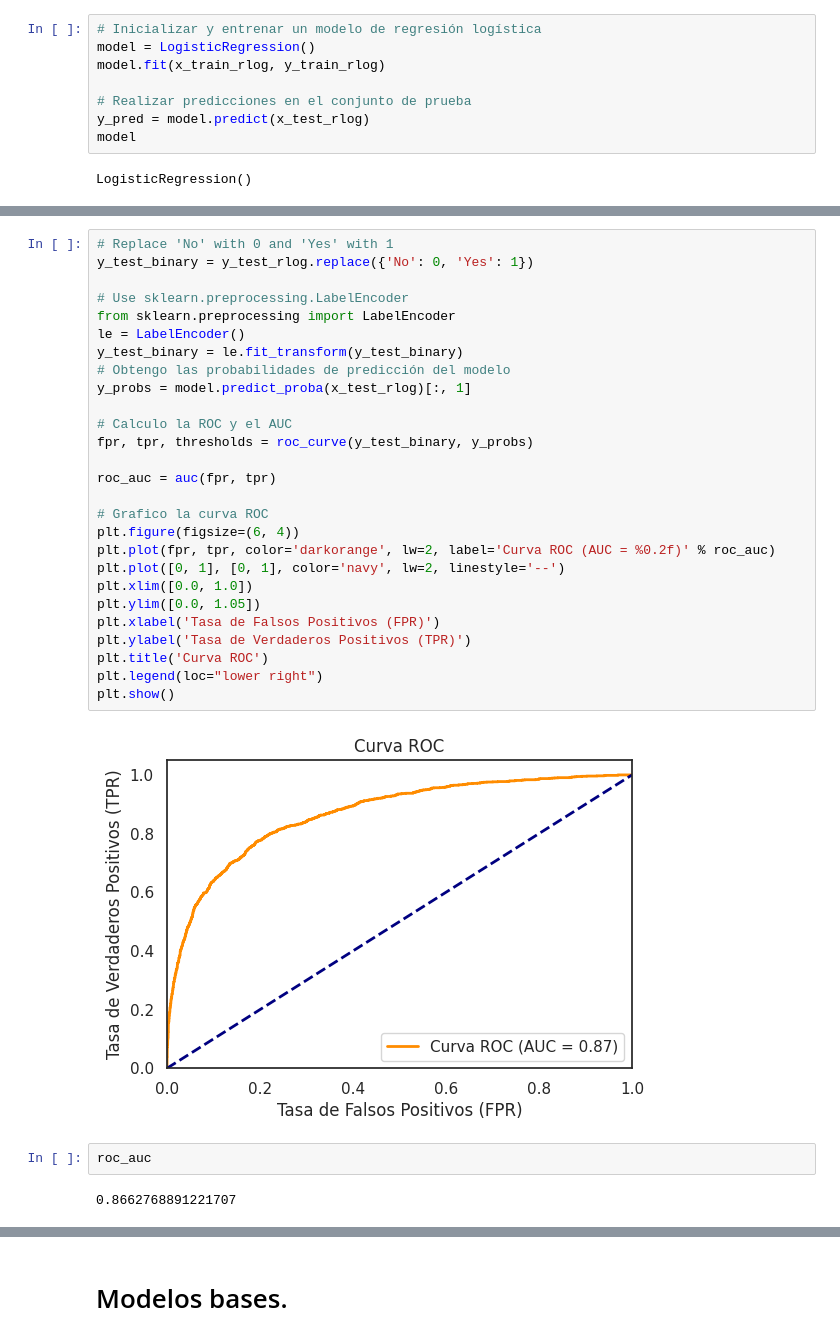
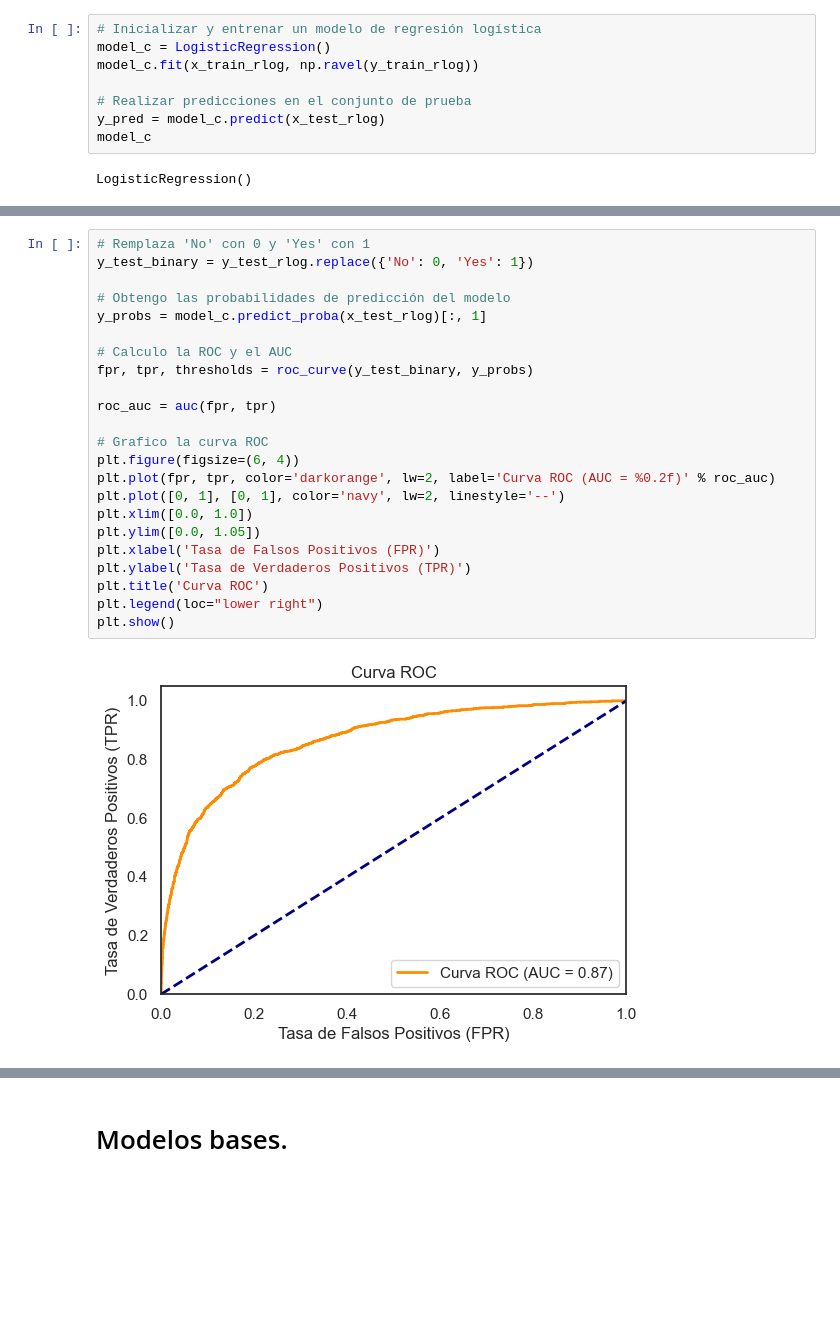
Before and after one commit to C4570/AA1-TUIA-Britos-Moresco, a Jupyter notebook: TP_integrador_AA1.ipynb, the cells around one changed output, grey strips where cells are left out. Drawn from its saved outputs; the diff is of its cells as text; blank space fills up the shorter version.

```diff
--- a/TP_integrador_AA1.ipynb
+++ b/TP_integrador_AA1.ipynb
@@ -2528,10 +2471,10 @@ logreg_2D = LogisticRegression()
 # %%
 # Inicializar y entrenar un modelo de regresión logística
-model = LogisticRegression()
-model.fit(x_train_rlog, y_train_rlog)
+model_c = LogisticRegression()
+model_c.fit(x_train_rlog, np.ravel(y_train_rlog))
 
 # Realizar predicciones en el conjunto de prueba
-y_pred = model.predict(x_test_rlog)
-model
+y_pred = model_c.predict(x_test_rlog)
+model_c
 # %% [output]
 LogisticRegression()
@@ -2655,33 +2529,25 @@ from sklearn.multiclass import OneVsRestClassifier
 # %%
-# Replace 'No' with 0 and 'Yes' with 1
+# Remplaza 'No' con 0 y 'Yes' con 1
 y_test_binary = y_test_rlog.replace({'No': 0, 'Yes': 1})
 
-# Use sklearn.preprocessing.LabelEncoder
-from sklearn.preprocessing import LabelEncoder
-le = LabelEncoder()
-y_test_binary = le.fit_transform(y_test_binary)
 # Obtengo las probabilidades de predicción del modelo
-y_probs = model.predict_proba(x_test_rlog)[:, 1]
+y_probs = model_c.predict_proba(x_test_rlog)[:, 1]
 
 # Calculo la ROC y el AUC
 fpr, tpr, thresholds = roc_curve(y_test_binary, y_probs)
 
 roc_auc = auc(fpr, tpr)
 
 # Grafico la curva ROC
 plt.figure(figsize=(6, 4))
 plt.plot(fpr, tpr, color='darkorange', lw=2, label='Curva ROC (AUC = %0.2f)' % roc_auc)
 plt.plot([0, 1], [0, 1], color='navy', lw=2, linestyle='--')
 plt.xlim([0.0, 1.0])
 plt.ylim([0.0, 1.05])
 plt.xlabel('Tasa de Falsos Positivos (FPR)')
 plt.ylabel('Tasa de Verdaderos Positivos (TPR)')
 plt.title('Curva ROC')
 plt.legend(loc="lower right")
 plt.show()
 # %% [output]
-[figure, old version]
+[figure, new version]
-# %%
-roc_auc
-# %% [output]
-0.8662768891221707
```
Also changed, not shown: parts of 100 cells of this notebook.
